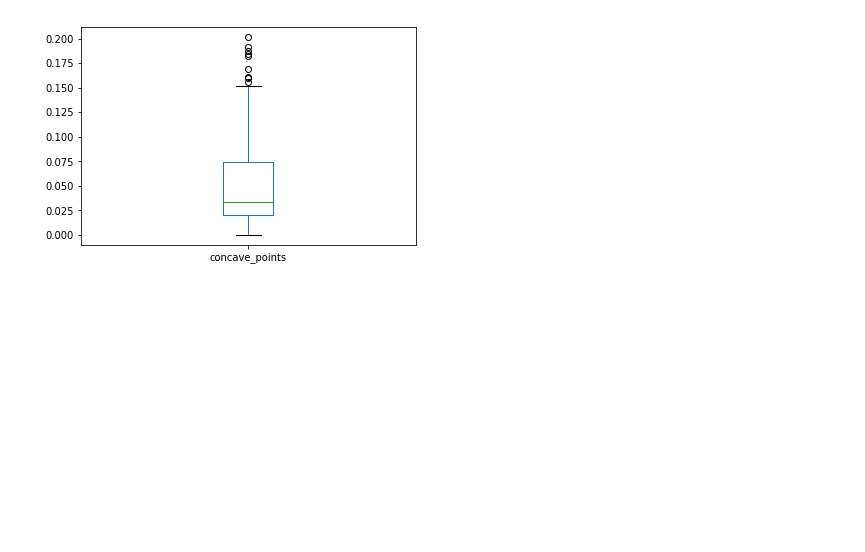
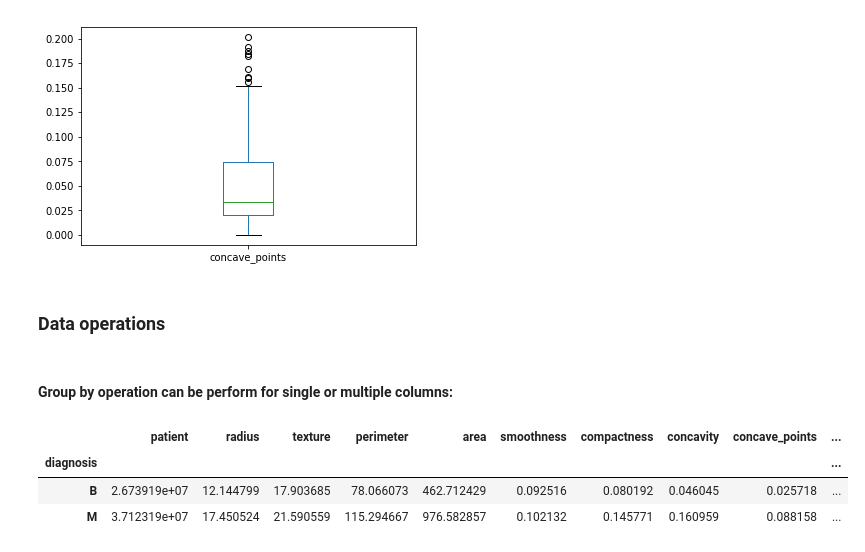
Before and after one commit to AnaMakarevich/DAND, a Jupyter notebook: DANDToolsCheatsheet.ipynb, the cells around one changed output. Drawn from its saved outputs; the diff is of its cells as text; code cells hidden in the pictures; blank space fills up the shorter version.

```diff
--- a/DANDToolsCheatsheet.ipynb
+++ b/DANDToolsCheatsheet.ipynb
@@ -213,3 +253,14 @@ Box plot
 df['concave_points'].plot(kind='box');
 # %% [output]
 [figure]
+# %% [markdown]
+### Data operations <a class="anchor" id="groupop"></a>
+# %% [markdown]
+#### Group by operation can be perform for single or multiple columns:
+# %%
+df.groupby('diagnosis').mean()
+# %% [output]
+|  | patient | radius | texture | perimeter | area | smoothness | compactness | concavity | concave_points | ... |
+| diagnosis |  |  |  |  |  |  |  |  |  | ... |
+| B | 2.673919e+07 | 12.144799 | 17.903685 | 78.066073 | 462.712429 | 0.092516 | 0.080192 | 0.046045 | 0.025718 | ... |
+| M | 3.712319e+07 | 17.450524 | 21.590559 | 115.294667 | 976.582857 | 0.102132 | 0.145771 | 0.160959 | 0.088158 | ... |
```
Also changed, not shown: parts of 43 cells of this notebook, 1 other file.
